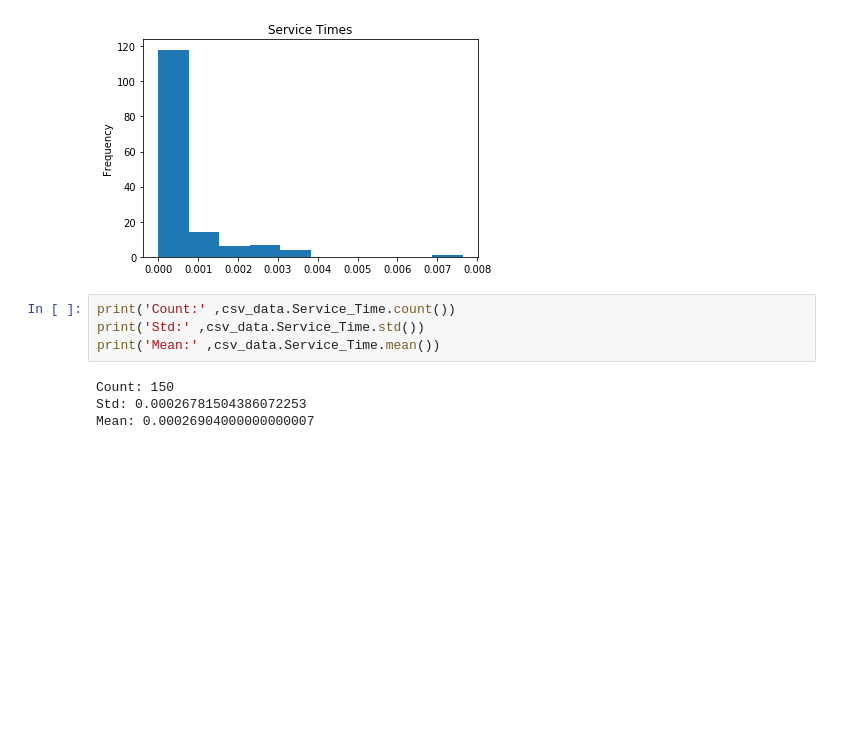
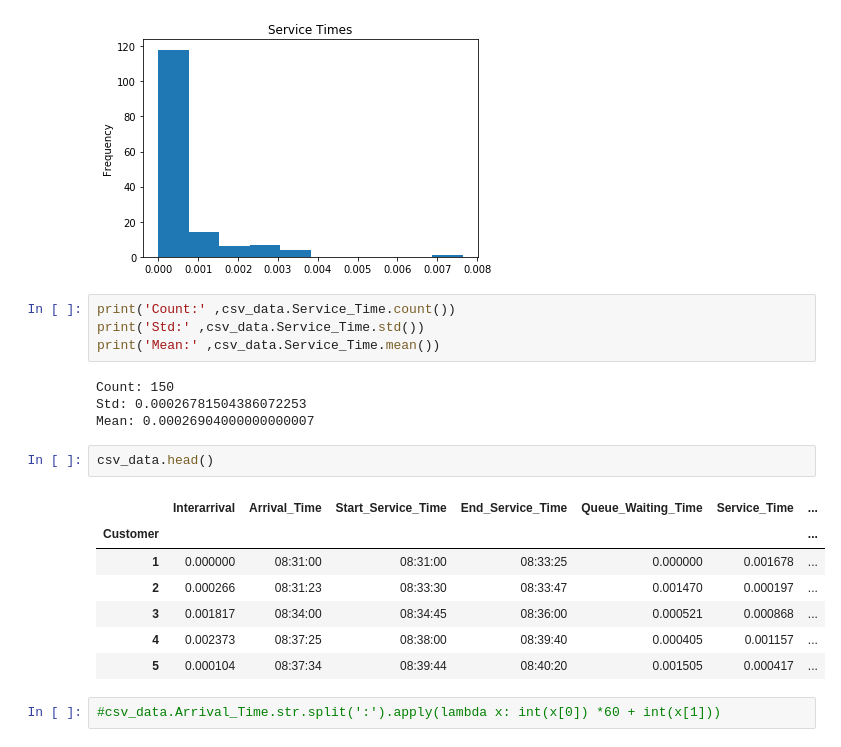
Before and after one commit to MrRutledge/Simulation_Project, a Jupyter notebook: Report using Python & Jupyter Notebook.ipynb, the cells around one changed output. Drawn from its saved outputs; the diff is of its cells as text; blank space fills up the shorter version.

```diff
--- a/Report using Python & Jupyter Notebook.ipynb
+++ b/Report using Python & Jupyter Notebook.ipynb
@@ -168,3 +191,15 @@ print('Mean:' ,csv_data.Service_Time.mean())
 Count: 150
 Std: 0.00026781504386072253
 Mean: 0.00026904000000000007
+# %%
+csv_data.head()
+# %% [output]
+|  | Interarrival | Arrival_Time | Start_Service_Time | End_Service_Time | Queue_Waiting_Time | Service_Time | ... |
+| Customer |  |  |  |  |  |  | ... |
+| 1 | 0.000000 | 08:31:00 | 08:31:00 | 08:33:25 | 0.000000 | 0.001678 | ... |
+| 2 | 0.000266 | 08:31:23 | 08:33:30 | 08:33:47 | 0.001470 | 0.000197 | ... |
+| 3 | 0.001817 | 08:34:00 | 08:34:45 | 08:36:00 | 0.000521 | 0.000868 | ... |
+| 4 | 0.002373 | 08:37:25 | 08:38:00 | 08:39:40 | 0.000405 | 0.001157 | ... |
+| 5 | 0.000104 | 08:37:34 | 08:39:44 | 08:40:20 | 0.001505 | 0.000417 | ... |
+# %%
+#csv_data.Arrival_Time.str.split(':').apply(lambda x: int(x[0]) *60 + int(x[1]))
```
Also changed, not shown: parts of 17 cells of this notebook, 10 other files.
